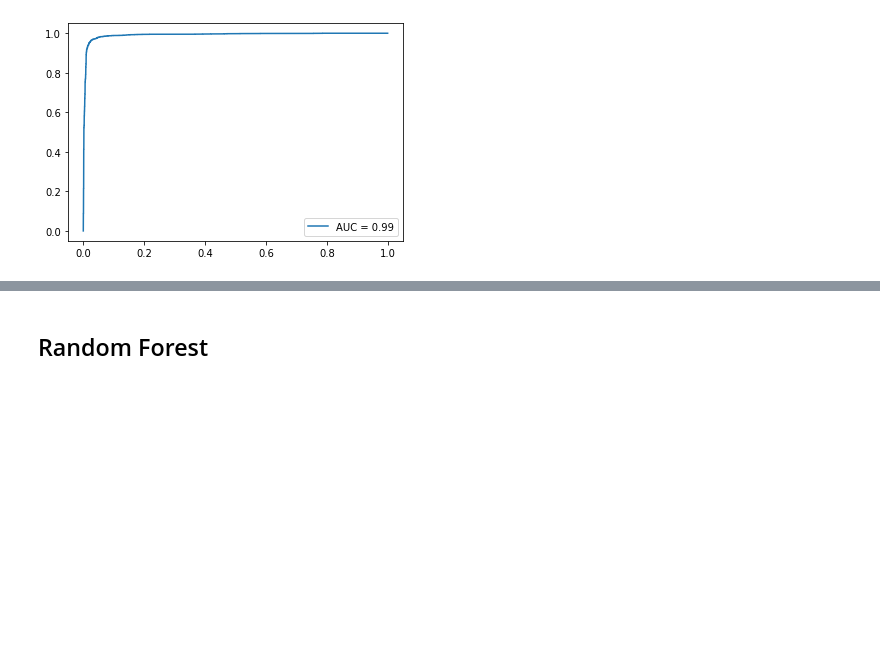
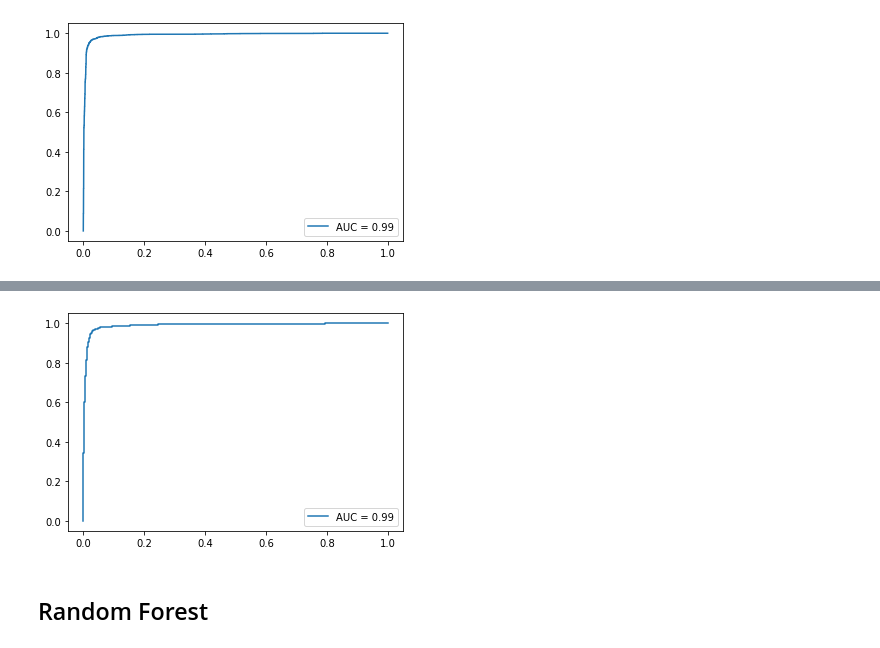
Before and after one commit to Shkev/Sars-CoV-2-NSP-Predictions, a Jupyter notebook: machine_learning_training.ipynb, the cells around one changed output, grey strips where cells are left out. Cells and saved outputs as stored; diff of their text form; code cells hidden in the pictures; blank space fills up the shorter version.

```diff
--- a/machine_learning_training.ipynb
+++ b/machine_learning_training.ipynb
@@ -109,7 +121,7 @@ def create_dataset(feat, labels, batch_size):
 compute_steps_per_epoch = lambda x, b: int(math.ceil(x / b))
 reshape_cnn_data = lambda ds: ds.to_numpy().reshape((ds.shape[0], ds.shape[1], 1))
 # %%
-def roc_plot(feat, labels, model=None, pred=None, title=None, file_path=None):
+def roc_plot(feat, labels, model=None, pred=None, title=None, file_path=None, format='png'):
   """
   plots the roc curve of a keras model
   """
@@ -123,7 +135,7 @@ def roc_plot(feat, labels, model=None, pred=None, title=None, file_path=None):
     plt.title(title)
   plt.legend(['AUC = %0.2f' % auc], loc='lower right')
   if file_path is not None:
-    plt.savefig(file_path, dpi=900)
+    plt.savefig(file_path, dpi=1200, format=format)
   plt.show()
 # %% [markdown]
 ## Neural Network
@@ -334,3 +412,7 @@ roc_plot(val_feat.to_numpy().reshape((val_feat.shape[0], val_feat.shape[1], 1)),
+# %%
+roc_plot(val_feat, val_labels, pred=avg)
+# %% [output]
+[figure, added]
 # %% [markdown]
 ## Random Forest
 # %%
```
Also changed, not shown: parts of 59 cells of this notebook.
